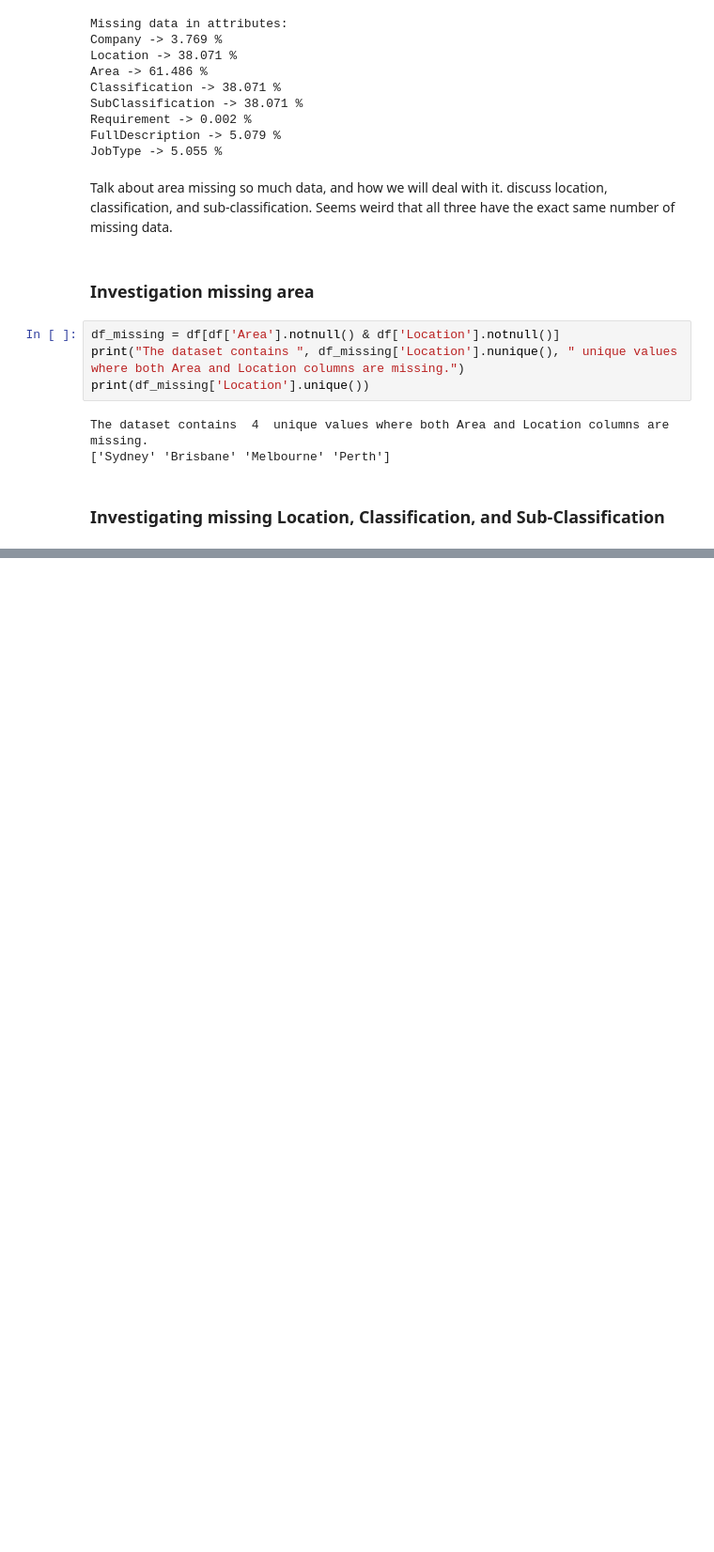
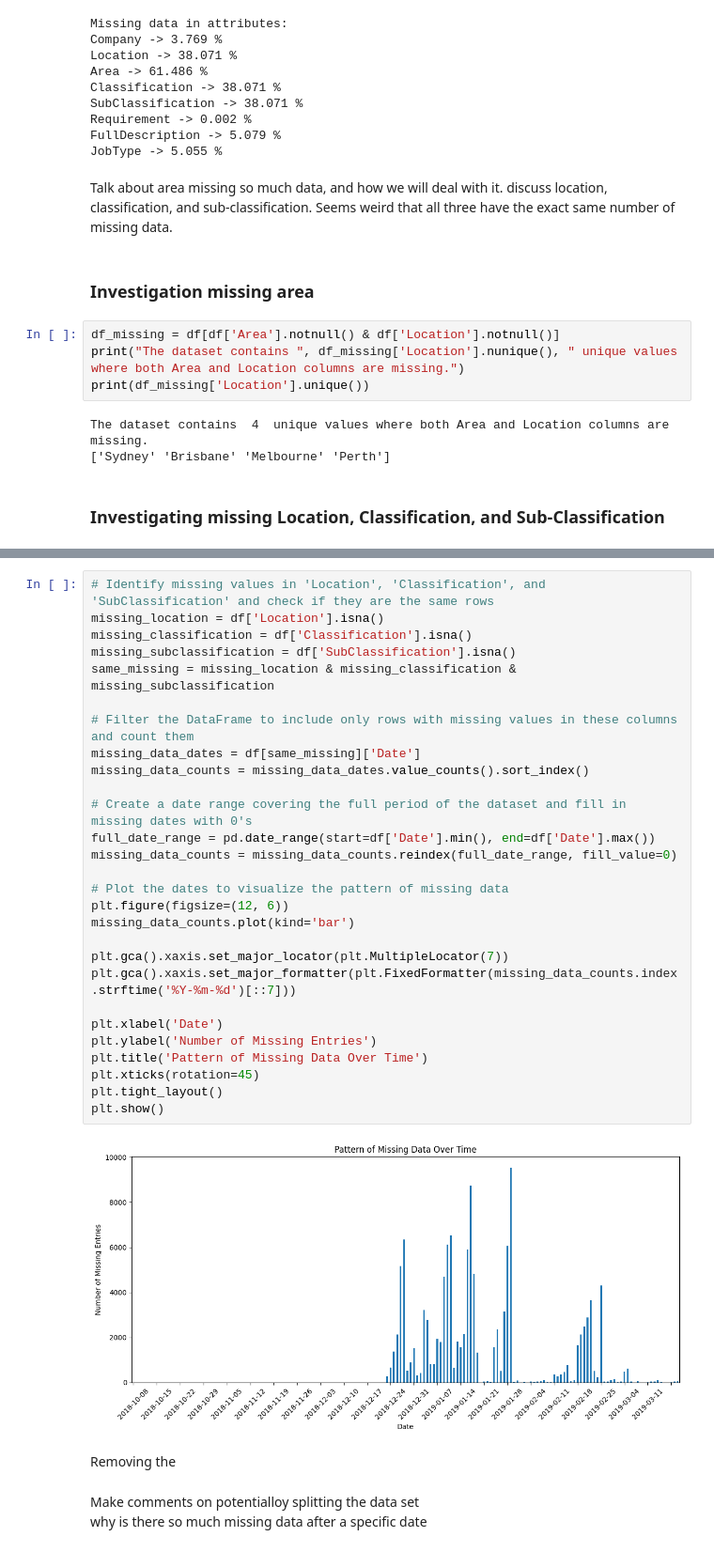
Before and after one commit to jrutho/BigDataAnalytics-Assignment1, a Jupyter notebook: Question1.ipynb, the cells around one changed output, grey strips where cells are left out. Shown at 94% size. Saved outputs shown, nothing was run; the diff lists cells and outputs as text; blank space fills up the shorter version.

```diff
--- a/Question1.ipynb
+++ b/Question1.ipynb
@@ -219,0 +216,35 @@ These are:
+# %%
+# Identify missing values in 'Location', 'Classification', and 'SubClassification' and check if they are the same rows
+missing_location = df['Location'].isna()
+missing_classification = df['Classification'].isna()
+missing_subclassification = df['SubClassification'].isna()
+same_missing = missing_location & missing_classification & missing_subclassification
+
+# Filter the DataFrame to include only rows with missing values in these columns and count them
+missing_data_dates = df[same_missing]['Date']
+missing_data_counts = missing_data_dates.value_counts().sort_index()
+
+# Create a date range covering the full period of the dataset and fill in missing dates with 0's
+full_date_range = pd.date_range(start=df['Date'].min(), end=df['Date'].max())
+missing_data_counts = missing_data_counts.reindex(full_date_range, fill_value=0)
+
+# Plot the dates to visualize the pattern of missing data
+plt.figure(figsize=(12, 6))
+missing_data_counts.plot(kind='bar')
+
+plt.gca().xaxis.set_major_locator(plt.MultipleLocator(7))
+plt.gca().xaxis.set_major_formatter(plt.FixedFormatter(missing_data_counts.index.strftime('%Y-%m-%d')[::7]))
+
+plt.xlabel('Date')
+plt.ylabel('Number of Missing Entries')
+plt.title('Pattern of Missing Data Over Time')
+plt.xticks(rotation=45)
+plt.tight_layout()
+plt.show()
+# %% [output]
+[figure, added]
+# %% [markdown]
+Removing the
+# %% [markdown]
+Make comments on potentialloy splitting the data set
+why is there so much missing data after a specific date
```
Also changed, not shown: parts of 4 cells of this notebook.
